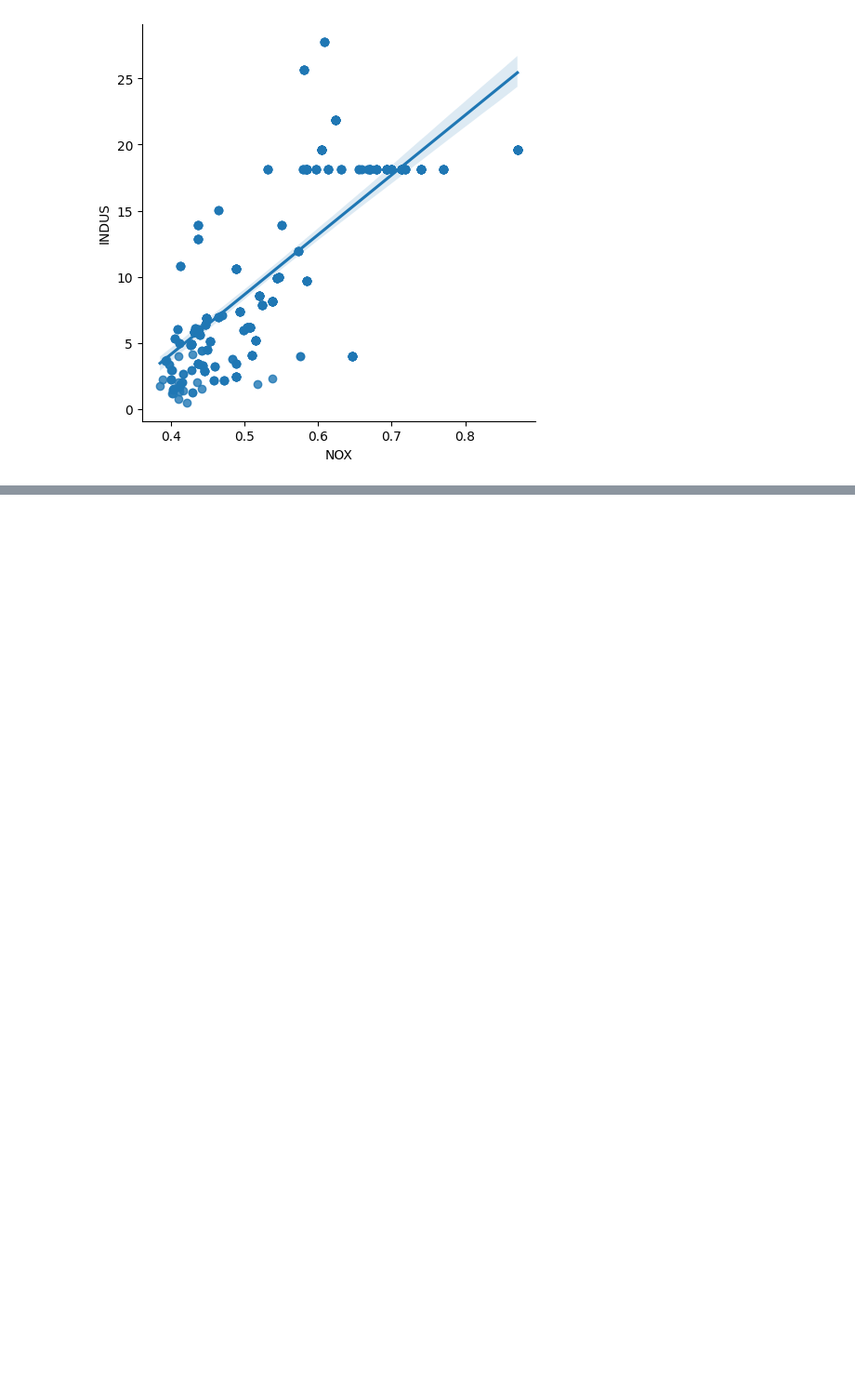
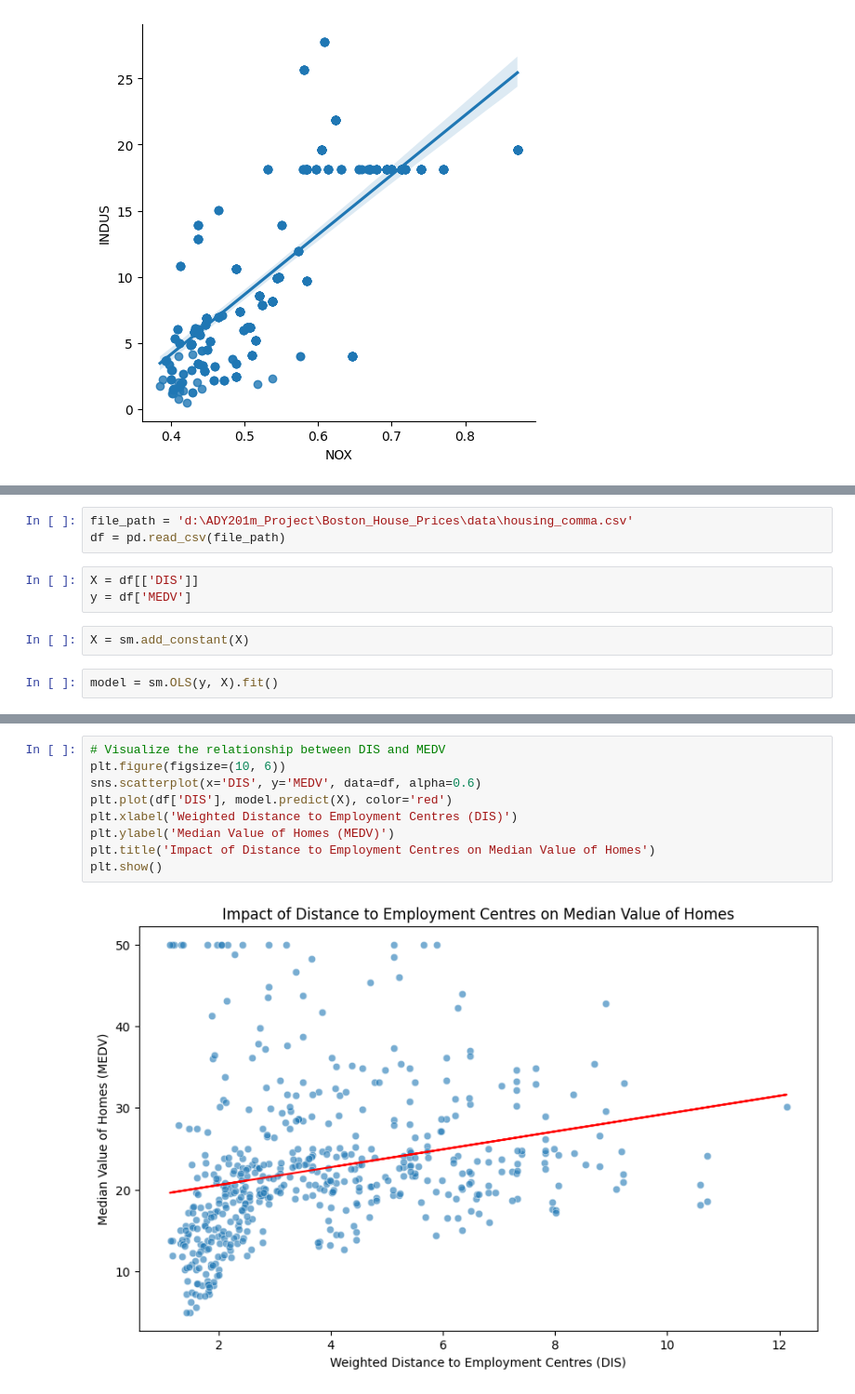
Before and after one commit to huyduong20102004/Boston_House_Prices, a Jupyter notebook: nb.ipynb, the cells around one changed output, grey strips where cells are left out. Shown at 93% size. Drawn from its saved outputs; the diff is of its cells as text; blank space fills up the shorter version.

```diff
--- a/nb.ipynb
+++ b/nb.ipynb
@@ -170,0 +190,10 @@ plt.show()
+# %%
+file_path = 'd:\ADY201m_Project\Boston_House_Prices\data\housing_comma.csv'
+df = pd.read_csv(file_path)
+# %%
+X = df[['DIS']]
+y = df['MEDV']
+# %%
+X = sm.add_constant(X)
+# %%
+model = sm.OLS(y, X).fit()
@@ -170,0 +220,11 @@ plt.show()
+# %%
+# Visualize the relationship between DIS and MEDV
+plt.figure(figsize=(10, 6))
+sns.scatterplot(x='DIS', y='MEDV', data=df, alpha=0.6)
+plt.plot(df['DIS'], model.predict(X), color='red')
+plt.xlabel('Weighted Distance to Employment Centres (DIS)')
+plt.ylabel('Median Value of Homes (MEDV)')
+plt.title('Impact of Distance to Employment Centres on Median Value of Homes')
+plt.show()
+# %% [output]
+[figure, added]
```
Also changed, not shown: parts of 6 cells of this notebook, 1 other file.
